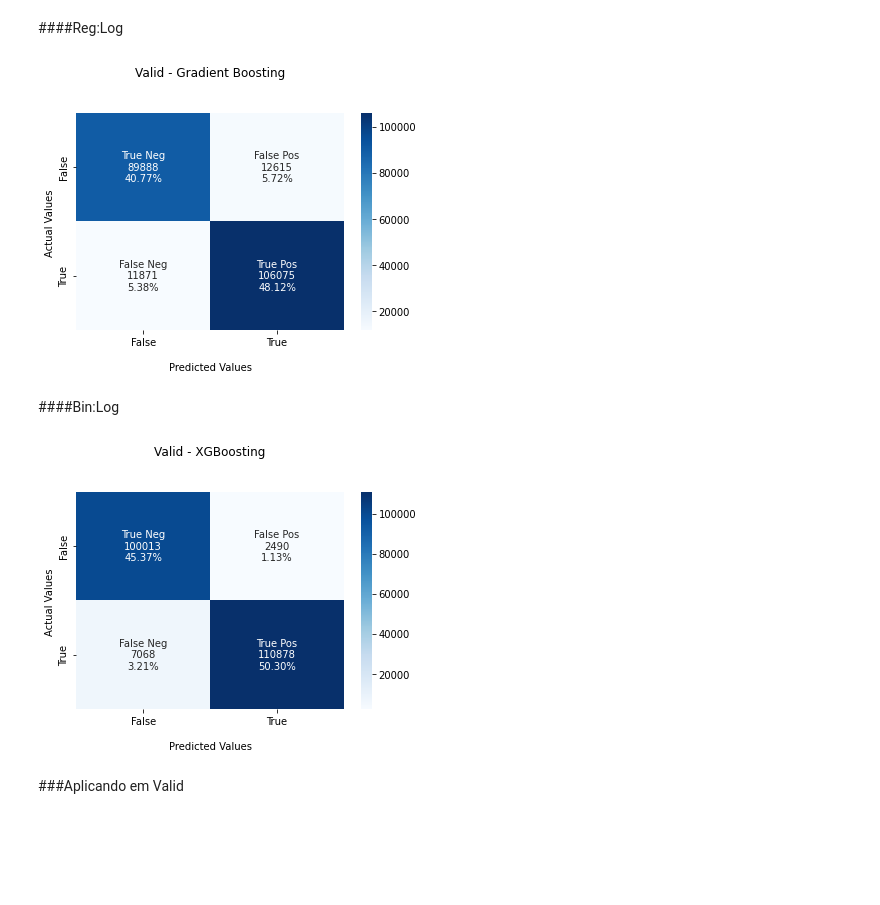
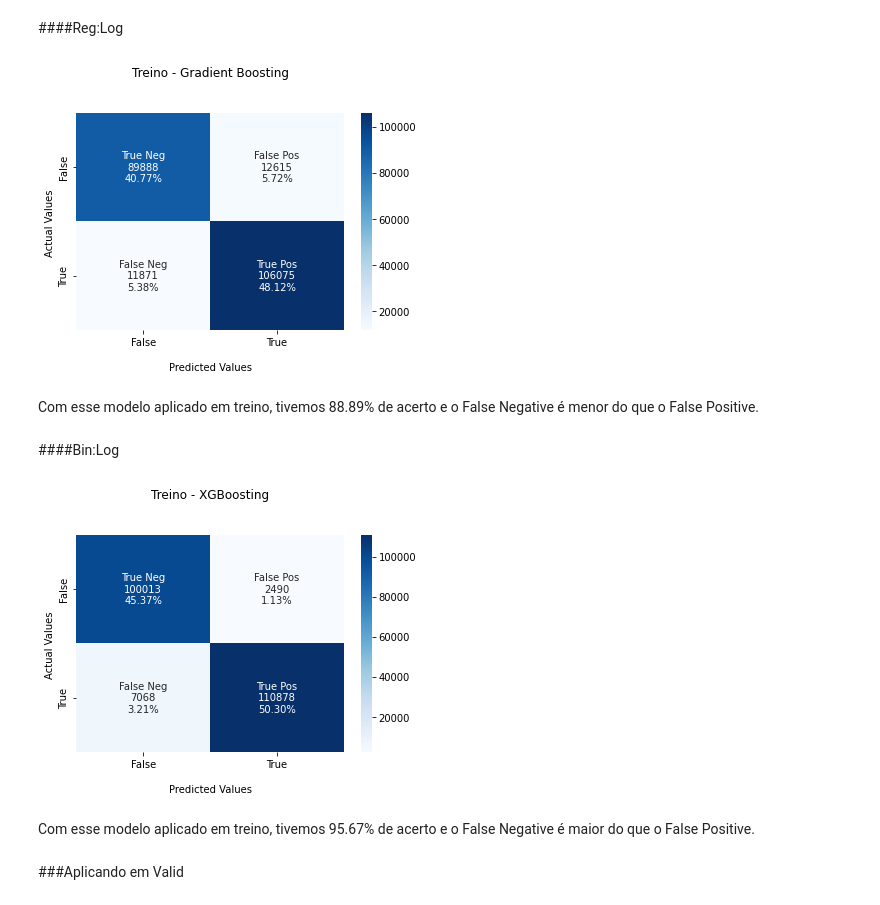
Before and after one commit to gbam-ds/FP-ML, a Jupyter notebook: Porto_Seguro.ipynb, the cells around one changed output. Drawn from its saved outputs; the diff is of its cells as text; code cells hidden in the pictures; blank space fills up the shorter version.

```diff
--- a/Porto_Seguro.ipynb
+++ b/Porto_Seguro.ipynb
@@ -1165,35 +1140,37 @@ from sklearn.metrics import confusion_matrix
 
 #Confusion matrix
 cm = confusion_matrix(y_true=y_test, y_pred=y_pred)
 
 group_names = ['True Neg','False Pos','False Neg','True Pos']
 
 group_counts = ["{0:0.0f}".format(value) for value in
                 cm.flatten()]
 
 group_percentages = ["{0:.2%}".format(value) for value in
                      cm.flatten()/np.sum(cm)]
 
 labels = [f"{v1}\n{v2}\n{v3}" for v1, v2, v3 in
           zip(group_names,group_counts,group_percentages)]
 
 labels = np.asarray(labels).reshape(2,2)
 
 ax = sns.heatmap(cm, annot=labels, fmt='', cmap='Blues')
 
-ax.set_title('Valid - Gradient Boosting\n\n');
+ax.set_title('Treino - Gradient Boosting\n\n');
 ax.set_xlabel('\nPredicted Values')
 ax.set_ylabel('Actual Values ');
 
 ## Ticket labels - List must be in alphabetical order
 ax.xaxis.set_ticklabels(['False','True'])
 ax.yaxis.set_ticklabels(['False','True'])
 
 ## Display the visualization of the Confusion Matrix.
 
 plt.show()
 # %% [output]
-[figure, old version]
+[figure, new version]
+# %% [markdown]
+Com esse modelo aplicado em treino, tivemos 88.89% de acerto e o False Negative é menor do que o False Positive.
 # %% [markdown]
 ####Bin:Log
 # %%
@@ -1207,6 +1184,7 @@ xgb_c= xgb.XGBClassifier(n_estimators= 100, objective ='binary:logistic',
 xgb_c.fit(X_train, y_train)
 y_pred = xgb_c.predict(X_test)
 # %%
+
 #Acurácia
 from sklearn.metrics import confusion_matrix
 
@@ -1228,7 +1206,7 @@ labels = np.asarray(labels).reshape(2,2)
 
 ax = sns.heatmap(cm, annot=labels, fmt='', cmap='Blues')
 
-ax.set_title('Valid - XGBoosting\n\n');
+ax.set_title('Treino - XGBoosting\n\n');
 ax.set_xlabel('\nPredicted Values')
 ax.set_ylabel('Actual Values ');
 
@@ -1240,7 +1218,9 @@ ax.yaxis.set_ticklabels(['False','True'])
 
 plt.show()
 # %% [output]
-[figure, old version]
+[figure, new version]
+# %% [markdown]
+Com esse modelo aplicado em treino, tivemos 95.67% de acerto e o False Negative é maior do que o False Positive.
 # %% [markdown]
 ###Aplicando em Valid
 # %%
```
Also changed, not shown: parts of 117 cells of this notebook.
